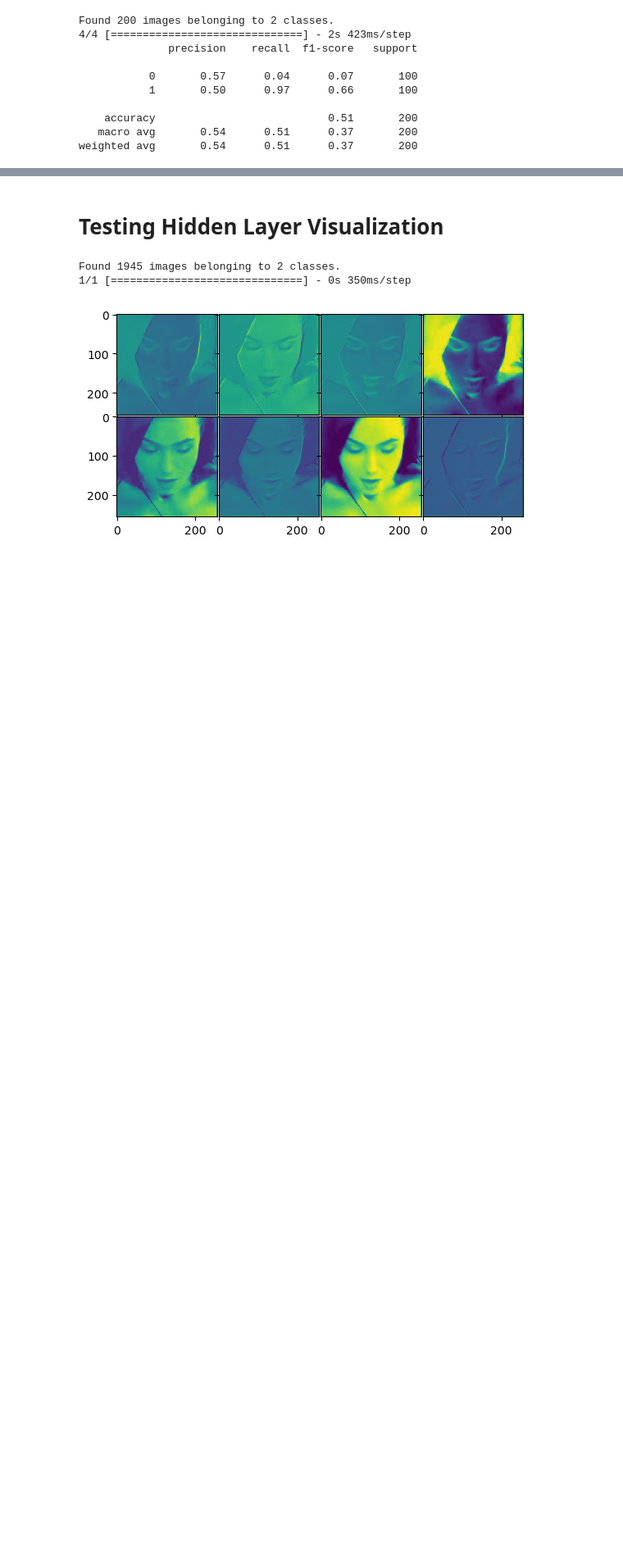
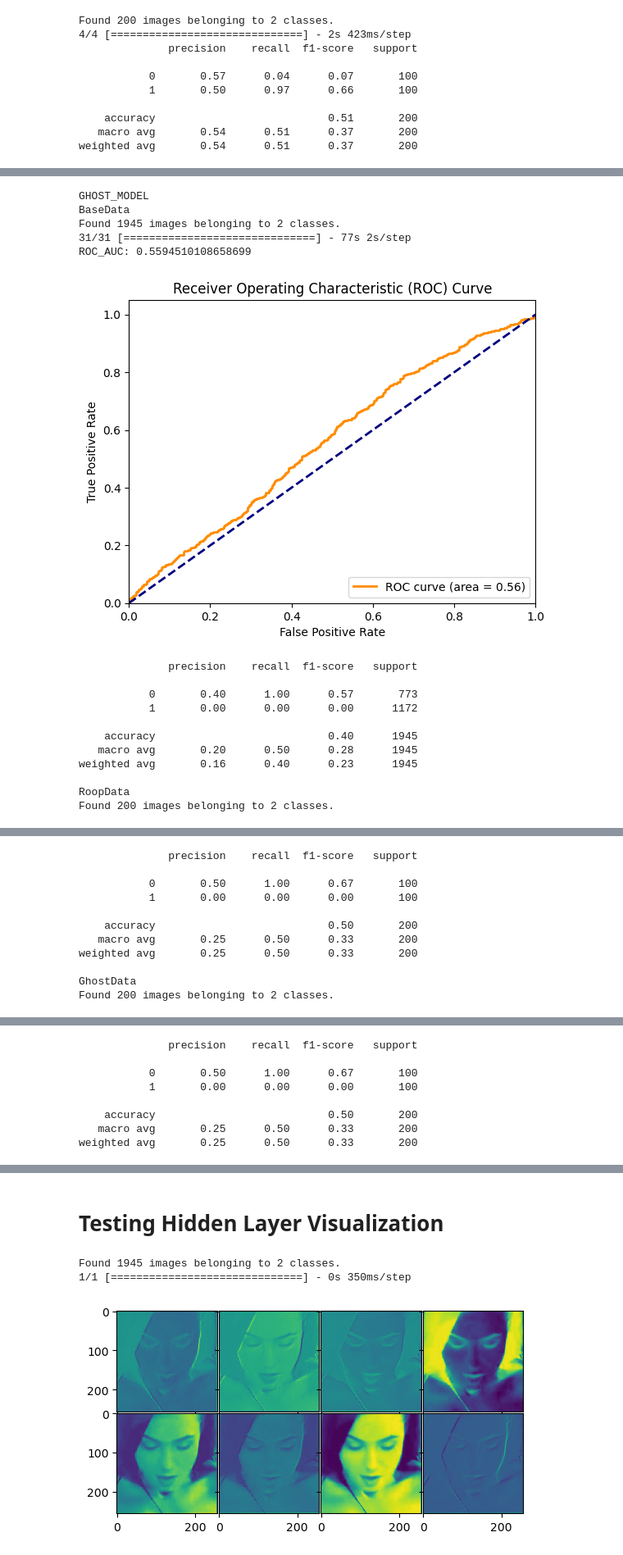
Before and after one commit to Dryg1214/DeepFakeRepos, a Jupyter notebook: AllModels/DeepFakeDetectionModels/MesoNet-DeepFakeDetection/notebook/Meso_4.ipynb, the cells around one changed output, grey strips where cells are left out. Shown at 82% size. Saved outputs shown, nothing was run; the diff lists cells and outputs as text; code cells hidden in the pictures; blank space fills up the shorter version.

```diff
--- a/AllModels/DeepFakeDetectionModels/MesoNet-DeepFakeDetection/notebook/Meso_4.ipynb
+++ b/AllModels/DeepFakeDetectionModels/MesoNet-DeepFakeDetection/notebook/Meso_4.ipynb
@@ -735,0 +896,40 @@ weighted avg       0.92      0.93      0.92        73
+# %%
+IMG_WIDTH = 1024
+
+model_exp = load_model(ghostModelPath)
+
+print("GHOST_MODEL")
+print("BaseData")
+print(get_classification_report(model_exp, baseDataTestPath, nameModel="GHOST"))
+
+print("RoopData")
+print(get_classification_report(model_exp, roopDataPath, nameModel="GHOST"))
+
+print("GhostData")
+print(get_classification_report(model_exp, ghostDataPath, nameModel="GHOST"))
+
+print("E4E_OlderData")
+print(get_classification_report(model_exp, olderDataPath, nameModel="GHOST"))
+
+print("E4E_SmileData")
+print(get_classification_report(model_exp, smileDataPath, nameModel="GHOST"))
+
+# GHOST100
+# %% [output]
+GHOST_MODEL
+BaseData
+Found 1945 images belonging to 2 classes.
+31/31 [==============================] - 77s 2s/step
+ROC_AUC: 0.5594510108658699
+[figure, added]
+              precision    recall  f1-score   support
+
+           0       0.40      1.00      0.57       773
+           1       0.00      0.00      0.00      1172
+
+    accuracy                           0.40      1945
+   macro avg       0.20      0.50      0.28      1945
+weighted avg       0.16      0.40      0.23      1945
+
+RoopData
+Found 200 images belonging to 2 classes.
@@ -735,0 +939,11 @@ weighted avg       0.92      0.93      0.92        73
+              precision    recall  f1-score   support
+
+           0       0.50      1.00      0.67       100
+           1       0.00      0.00      0.00       100
+
+    accuracy                           0.50       200
+   macro avg       0.25      0.50      0.33       200
+weighted avg       0.25      0.50      0.33       200
+
+GhostData
+Found 200 images belonging to 2 classes.
@@ -735,0 +981,8 @@ weighted avg       0.92      0.93      0.92        73
+              precision    recall  f1-score   support
+
+           0       0.50      1.00      0.67       100
+           1       0.00      0.00      0.00       100
+
+    accuracy                           0.50       200
+   macro avg       0.25      0.50      0.33       200
+weighted avg       0.25      0.50      0.33       200
```
Also changed, not shown: parts of 10 cells of this notebook, 1 other file.
